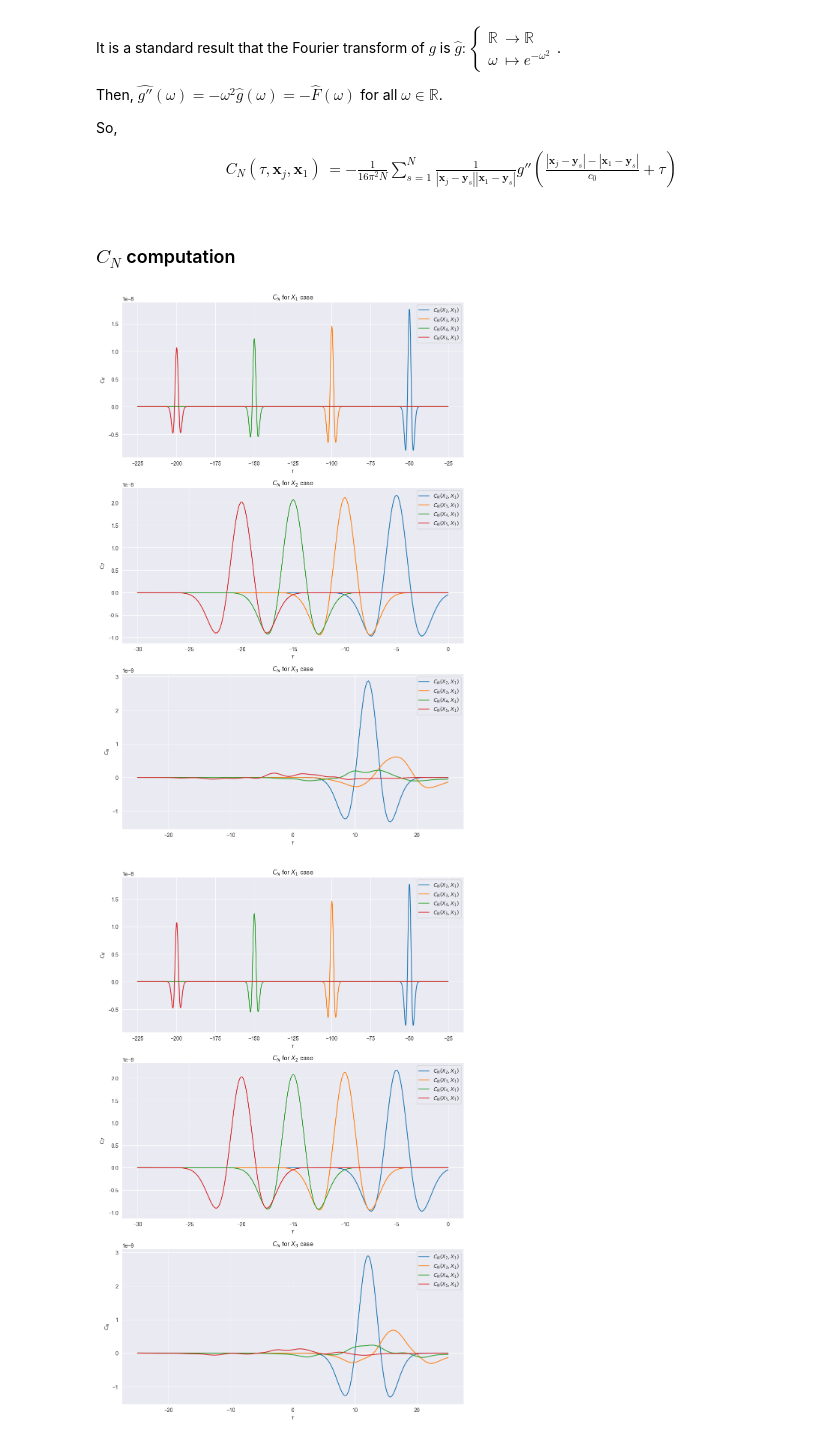
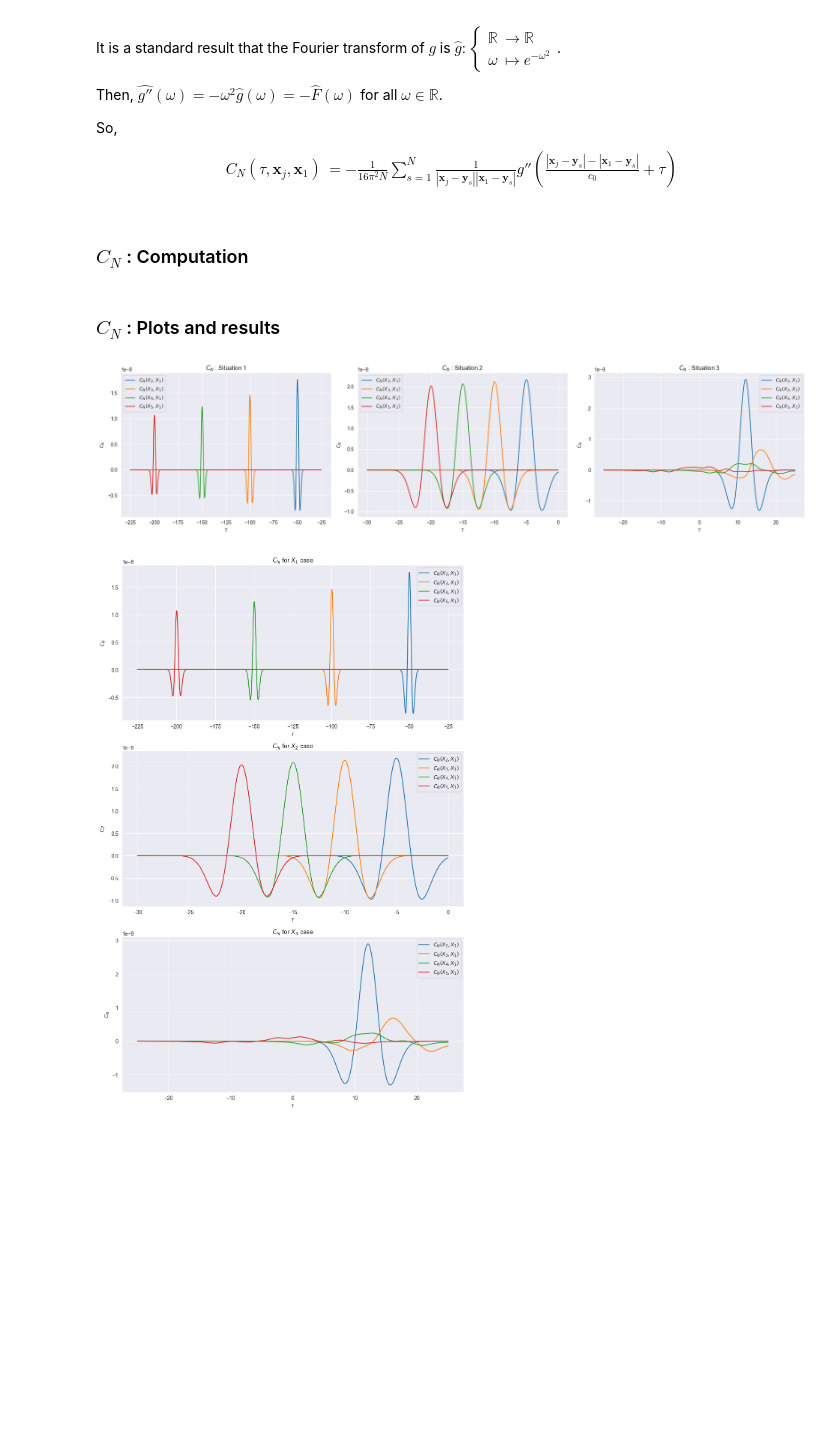
Before and after one commit to mohammed-yassinehabibi/Inverse-Problem, a Jupyter notebook: Project.ipynb, the cells around one changed output. Cells and saved outputs as stored; diff of their text form; code cells hidden in the pictures; blank space fills up the shorter version.

Commit message:
add_plots_Q2

```diff
--- a/Project.ipynb
+++ b/Project.ipynb
@@ -50,33 +50,36 @@ $$\displaystyle
 C_N(\tau,\mathbf{x}_j,\mathbf{x}_1)
 &= -\frac{1}{16\pi^2N}\sum_{s=1}^{N} \frac{1}{|\mathbf{x}_j-\mathbf{y}_s||\mathbf{x}_1-\mathbf{y}_s|}g''\left(\frac{|\mathbf{x}_j-\mathbf{y}_s|-|\mathbf{x}_1-\mathbf{y}_s|}{c_0}+\tau\right)\end{aligned}}$$
 # %% [markdown]
-### $C_N$ computation
+### $C_N$ : Computation
 # %%
 def C_N(tau, x_1, x_2, y, c0=1):
     x_2_minus_y = np.linalg.norm(x_2-y, axis=1)
     x_1_minus_y = np.linalg.norm(x_1-y, axis=1)
     g_sec_term = g_sec((x_1_minus_y - x_2_minus_y) / c0 + tau) / (x_2_minus_y * x_1_minus_y)
     return -np.mean(g_sec_term)/(16*np.pi**2)
+# %% [markdown]
+### $C_N$ : Plots and results
 # %%
-fig, axs = plt.subplots(3, 1, figsize=(10, 15))
+fig, axs = plt.subplots(1, 3, figsize=(20, 5))
 
 X_list = [X_1, X_2, X_3]
-titles = ["$C_N$ for $X_1$ case", "$C_N$ for $X_2$ case", "$C_N$ for $X_3$ case"]
+titles = ["$C_N$ : Situation 1", "$C_N$ : Situation 2", "$C_N$ : Situation 3"]
+
 Tau = [np.linspace(-225, -25, 1000), np.linspace(-30, 0, 200), np.linspace(-25, 25, 200)]
 
 for i, X in enumerate(X_list):
     C_N_values = [np.array([C_N(tau, X[j], X[0], y) for tau in Tau[i]]) for j in range(1, 5)]
     for j, C_N_val in enumerate(C_N_values):
         axs[i].plot(Tau[i], C_N_val, label=f"$C_N(X_{{{j+2}}},X_1)$")
     axs[i].legend()
     axs[i].set_xlabel("$\\tau$")
     axs[i].set_ylabel("$C_N$")
     axs[i].set_title(titles[i])
 
 plt.tight_layout()
 plt.show()
 # %% [output]
-[figure, old version]
+[figure, new version]
 # %%
 fig, axs = plt.subplots(3, 1, figsize=(10, 15))
 
```
Also changed, not shown: parts of 26 cells of this notebook, 3 other files.
